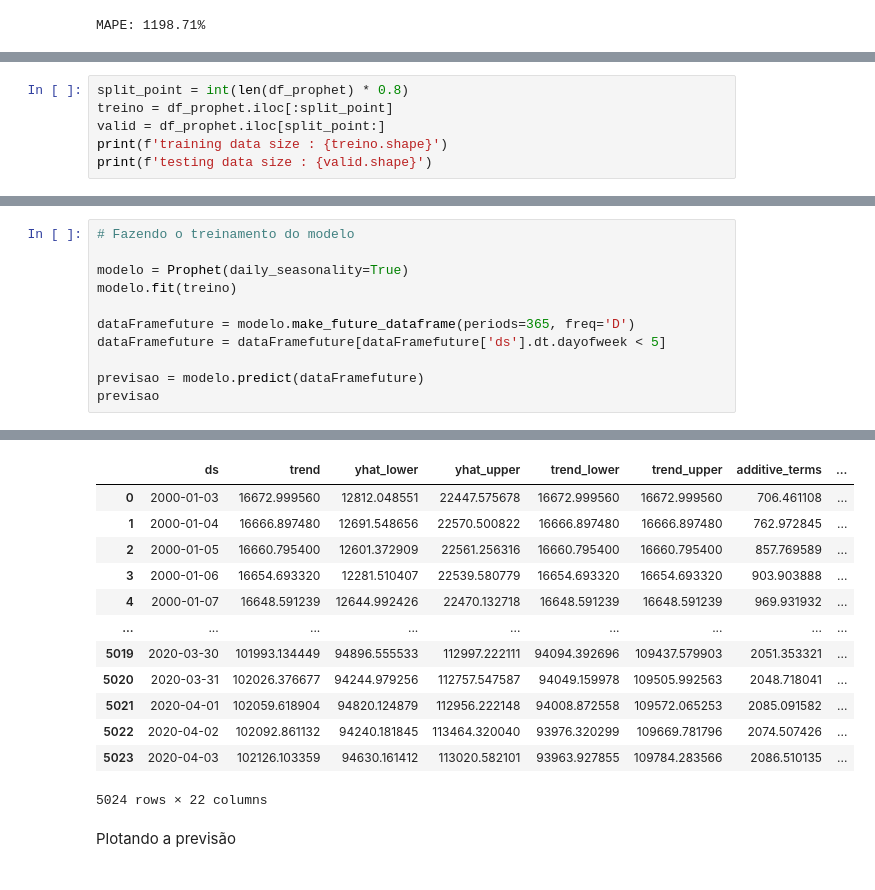
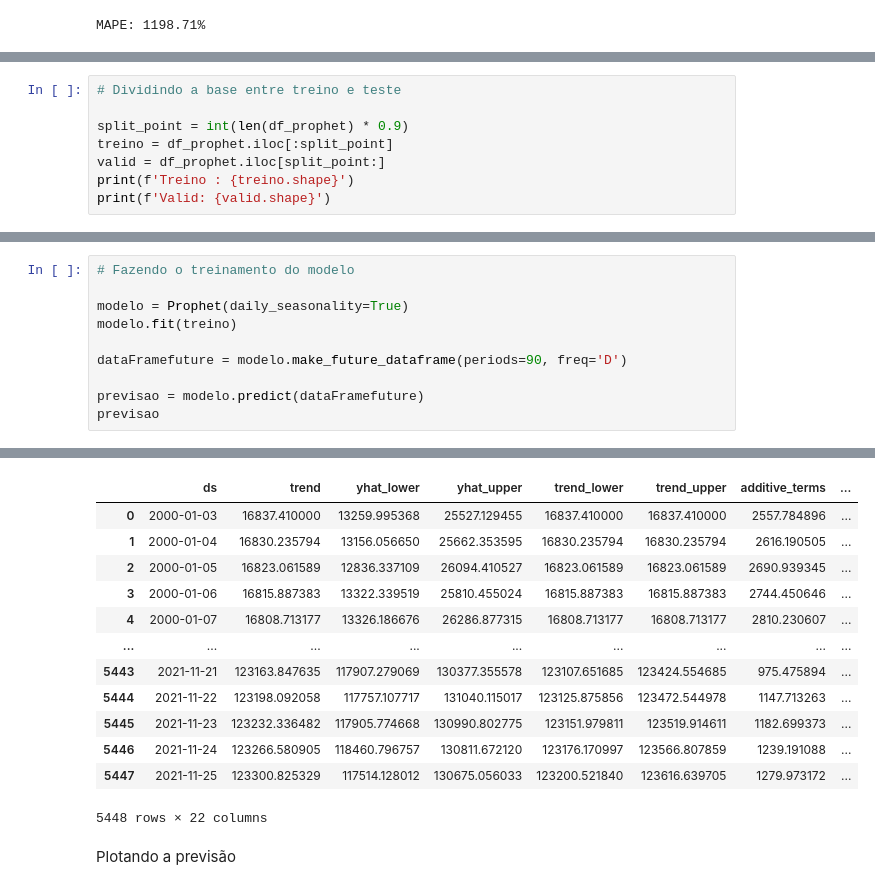
Before and after one commit to nineteens/tech-challenges, a Jupyter notebook: projetos/investimento/prevendo_indice_ibovespa.ipynb, the cells around one changed output, grey strips where cells are left out. Cells and saved outputs as stored; diff of their text form.

```diff
--- a/projetos/investimento/prevendo_indice_ibovespa.ipynb
+++ b/projetos/investimento/prevendo_indice_ibovespa.ipynb
@@ -510,9 +532,11 @@ df_prophet.head()
 | 3 | 2000-01-06 | 16107.0 |
 | 4 | 2000-01-07 | 16309.0 |
 # %%
-split_point = int(len(df_prophet) * 0.8)
+# Dividindo a base entre treino e teste
+
+split_point = int(len(df_prophet) * 0.9)
 treino = df_prophet.iloc[:split_point]
 valid = df_prophet.iloc[split_point:]
-print(f'training data size : {treino.shape}')
-print(f'testing data size : {valid.shape}')
+print(f'Treino : {treino.shape}')
+print(f'Valid: {valid.shape}')
 # %% [output]
@@ -540,8 +548,7 @@ valid
 modelo = Prophet(daily_seasonality=True)
 modelo.fit(treino)
 
-dataFramefuture = modelo.make_future_dataframe(periods=365, freq='D')
-dataFramefuture = dataFramefuture[dataFramefuture['ds'].dt.dayofweek < 5]
+dataFramefuture = modelo.make_future_dataframe(periods=90, freq='D')
 
 previsao = modelo.predict(dataFramefuture)
 previsao
@@ -551,16 +558,16 @@ previsao
 |  | ds | trend | yhat_lower | yhat_upper | trend_lower | trend_upper | additive_terms | ... |
-| 0 | 2000-01-03 | 16672.999560 | 12812.048551 | 22447.575678 | 16672.999560 | 16672.999560 | 706.461108 | ... |
-| 1 | 2000-01-04 | 16666.897480 | 12691.548656 | 22570.500822 | 16666.897480 | 16666.897480 | 762.972845 | ... |
-| 2 | 2000-01-05 | 16660.795400 | 12601.372909 | 22561.256316 | 16660.795400 | 16660.795400 | 857.769589 | ... |
-| 3 | 2000-01-06 | 16654.693320 | 12281.510407 | 22539.580779 | 16654.693320 | 16654.693320 | 903.903888 | ... |
-| 4 | 2000-01-07 | 16648.591239 | 12644.992426 | 22470.132718 | 16648.591239 | 16648.591239 | 969.931932 | ... |
+| 0 | 2000-01-03 | 16837.410000 | 13259.995368 | 25527.129455 | 16837.410000 | 16837.410000 | 2557.784896 | ... |
+| 1 | 2000-01-04 | 16830.235794 | 13156.056650 | 25662.353595 | 16830.235794 | 16830.235794 | 2616.190505 | ... |
+| 2 | 2000-01-05 | 16823.061589 | 12836.337109 | 26094.410527 | 16823.061589 | 16823.061589 | 2690.939345 | ... |
+| 3 | 2000-01-06 | 16815.887383 | 13322.339519 | 25810.455024 | 16815.887383 | 16815.887383 | 2744.450646 | ... |
+| 4 | 2000-01-07 | 16808.713177 | 13326.186676 | 26286.877315 | 16808.713177 | 16808.713177 | 2810.230607 | ... |
 | ... | ... | ... | ... | ... | ... | ... | ... | ... |
-| 5019 | 2020-03-30 | 101993.134449 | 94896.555533 | 112997.222111 | 94094.392696 | 109437.579903 | 2051.353321 | ... |
-| 5020 | 2020-03-31 | 102026.376677 | 94244.979256 | 112757.547587 | 94049.159978 | 109505.992563 | 2048.718041 | ... |
-| 5021 | 2020-04-01 | 102059.618904 | 94820.124879 | 112956.222148 | 94008.872558 | 109572.065253 | 2085.091582 | ... |
-| 5022 | 2020-04-02 | 102092.861132 | 94240.181845 | 113464.320040 | 93976.320299 | 109669.781796 | 2074.507426 | ... |
-| 5023 | 2020-04-03 | 102126.103359 | 94630.161412 | 113020.582101 | 93963.927855 | 109784.283566 | 2086.510135 | ... |
+| 5443 | 2021-11-21 | 123163.847635 | 117907.279069 | 130377.355578 | 123107.651685 | 123424.554685 | 975.475894 | ... |
+| 5444 | 2021-11-22 | 123198.092058 | 117757.107717 | 131040.115017 | 123125.875856 | 123472.544978 | 1147.713263 | ... |
+| 5445 | 2021-11-23 | 123232.336482 | 117905.774668 | 130990.802775 | 123151.979811 | 123519.914611 | 1182.699373 | ... |
+| 5446 | 2021-11-24 | 123266.580905 | 118460.796757 | 130811.672120 | 123176.170997 | 123566.807859 | 1239.191088 | ... |
+| 5447 | 2021-11-25 | 123300.825329 | 117514.128012 | 130675.056033 | 123200.521840 | 123616.639705 | 1279.973172 | ... |
-5024 rows × 22 columns
+5448 rows × 22 columns
 # %% [markdown]
 Plotando a previsão
 # %%
```
Also changed, not shown: parts of 41 cells of this notebook.
